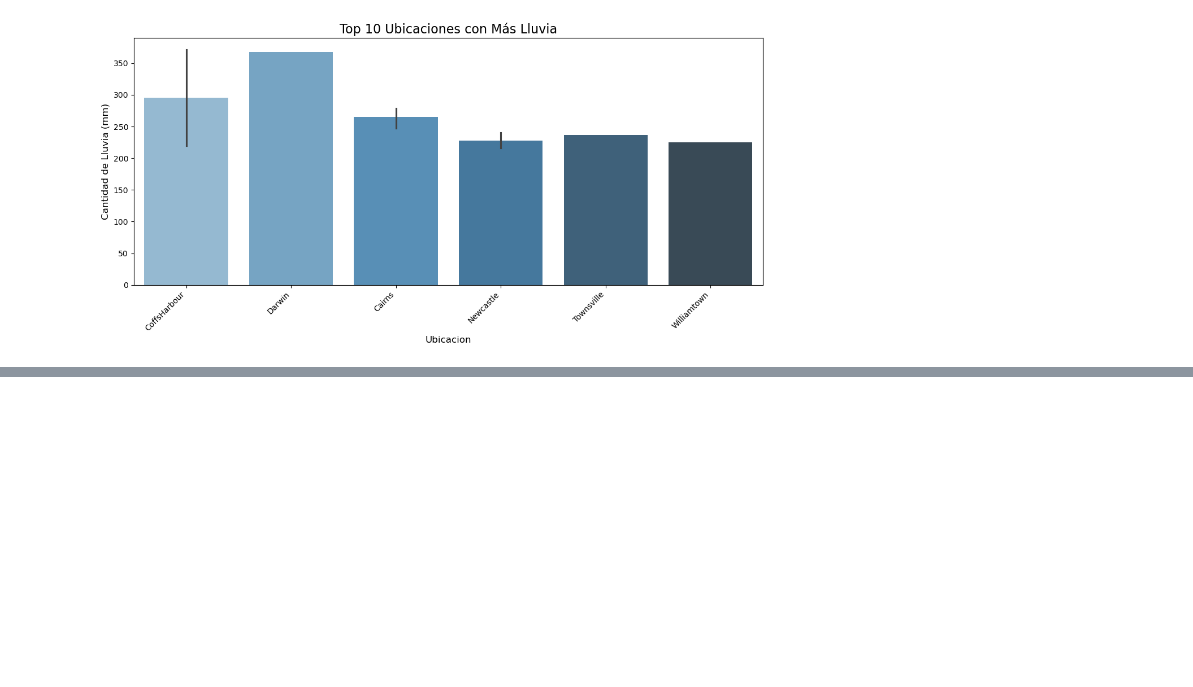
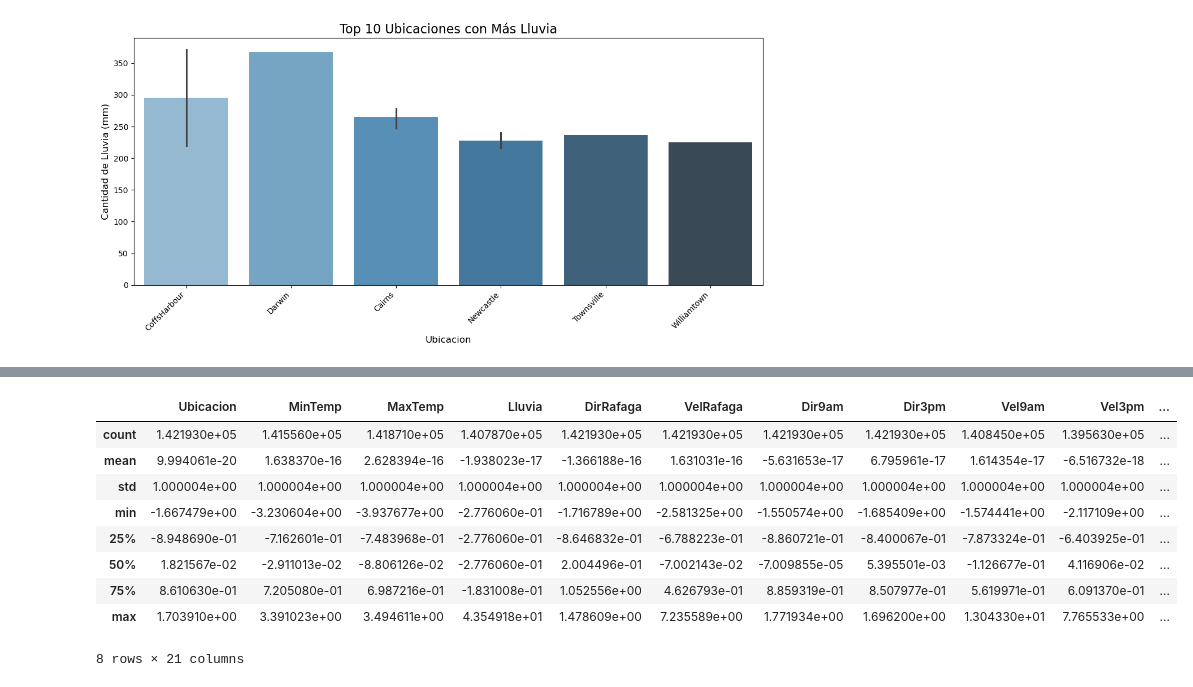
Before and after one commit to Francisco-pizarro/Mineria_datos, a Jupyter notebook: entregable_1.ipynb, the cells around one changed output, grey strips where cells are left out. Cells and saved outputs as stored; diff of their text form; code cells hidden in the pictures; blank space fills up the shorter version.

```diff
--- a/entregable_1.ipynb
+++ b/entregable_1.ipynb
@@ -471,0 +528,13 @@ plt.show()
+# %%
+df_final.describe()
+# %% [output]
+|  | Ubicacion | MinTemp | MaxTemp | Lluvia | DirRafaga | VelRafaga | Dir9am | Dir3pm | Vel9am | Vel3pm | ... |
+| count | 1.421930e+05 | 1.415560e+05 | 1.418710e+05 | 1.407870e+05 | 1.421930e+05 | 1.421930e+05 | 1.421930e+05 | 1.421930e+05 | 1.408450e+05 | 1.395630e+05 | ... |
+| mean | 9.994061e-20 | 1.638370e-16 | 2.628394e-16 | -1.938023e-17 | -1.366188e-16 | 1.631031e-16 | -5.631653e-17 | 6.795961e-17 | 1.614354e-17 | -6.516732e-18 | ... |
+| std | 1.000004e+00 | 1.000004e+00 | 1.000004e+00 | 1.000004e+00 | 1.000004e+00 | 1.000004e+00 | 1.000004e+00 | 1.000004e+00 | 1.000004e+00 | 1.000004e+00 | ... |
+| min | -1.667479e+00 | -3.230604e+00 | -3.937677e+00 | -2.776060e-01 | -1.716789e+00 | -2.581325e+00 | -1.550574e+00 | -1.685409e+00 | -1.574441e+00 | -2.117109e+00 | ... |
+| 25% | -8.948690e-01 | -7.162601e-01 | -7.483968e-01 | -2.776060e-01 | -8.646832e-01 | -6.788223e-01 | -8.860721e-01 | -8.400067e-01 | -7.873324e-01 | -6.403925e-01 | ... |
+| 50% | 1.821567e-02 | -2.911013e-02 | -8.806126e-02 | -2.776060e-01 | 2.004496e-01 | -7.002143e-02 | -7.009855e-05 | 5.395501e-03 | -1.126677e-01 | 4.116906e-02 | ... |
+| 75% | 8.610630e-01 | 7.205080e-01 | 6.987216e-01 | -1.831008e-01 | 1.052556e+00 | 4.626793e-01 | 8.859319e-01 | 8.507977e-01 | 5.619971e-01 | 6.091370e-01 | ... |
+| max | 1.703910e+00 | 3.391023e+00 | 3.494611e+00 | 4.354918e+01 | 1.478609e+00 | 7.235589e+00 | 1.771934e+00 | 1.696200e+00 | 1.304330e+01 | 7.765533e+00 | ... |
+8 rows × 21 columns
```
Also changed, not shown: parts of 11 cells of this notebook, 1 other file.
